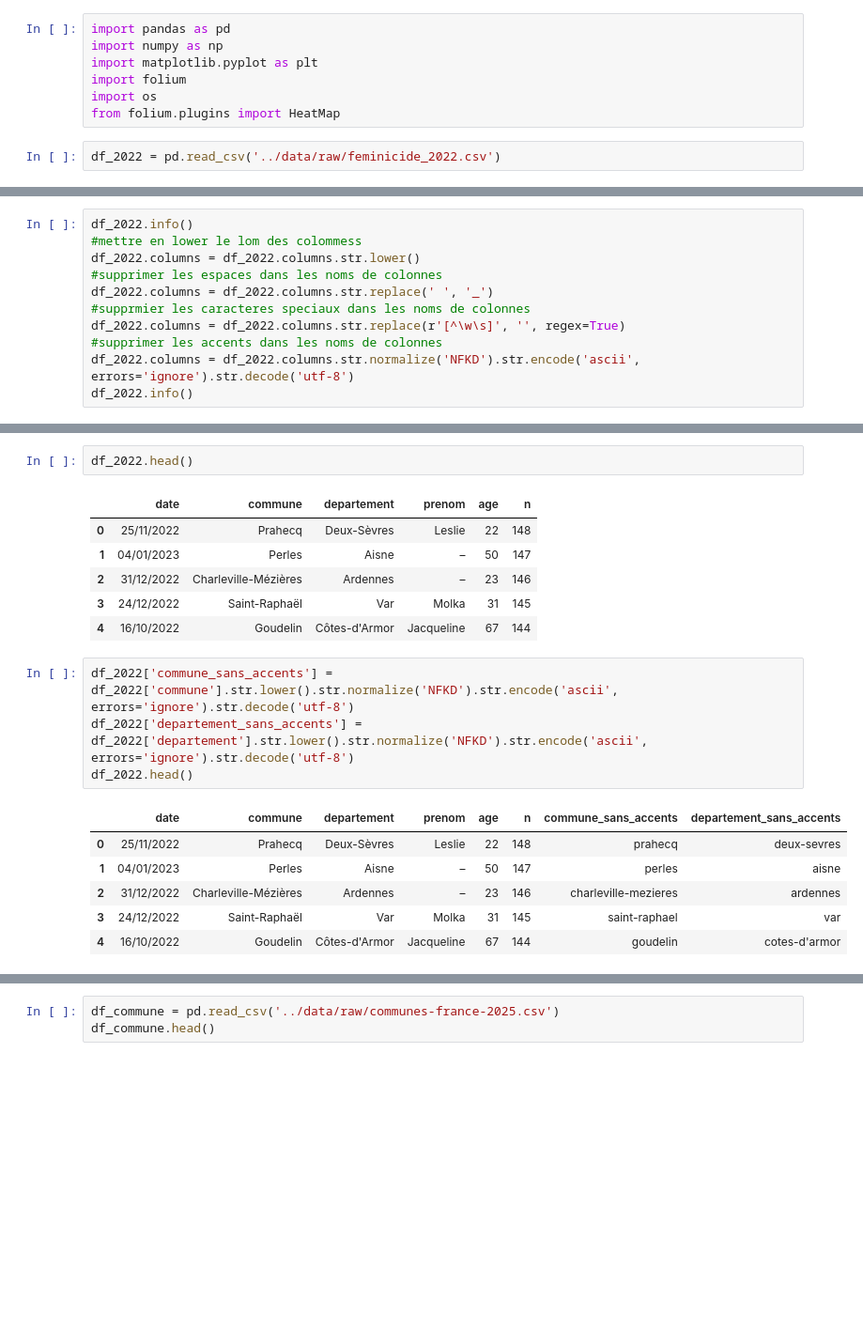
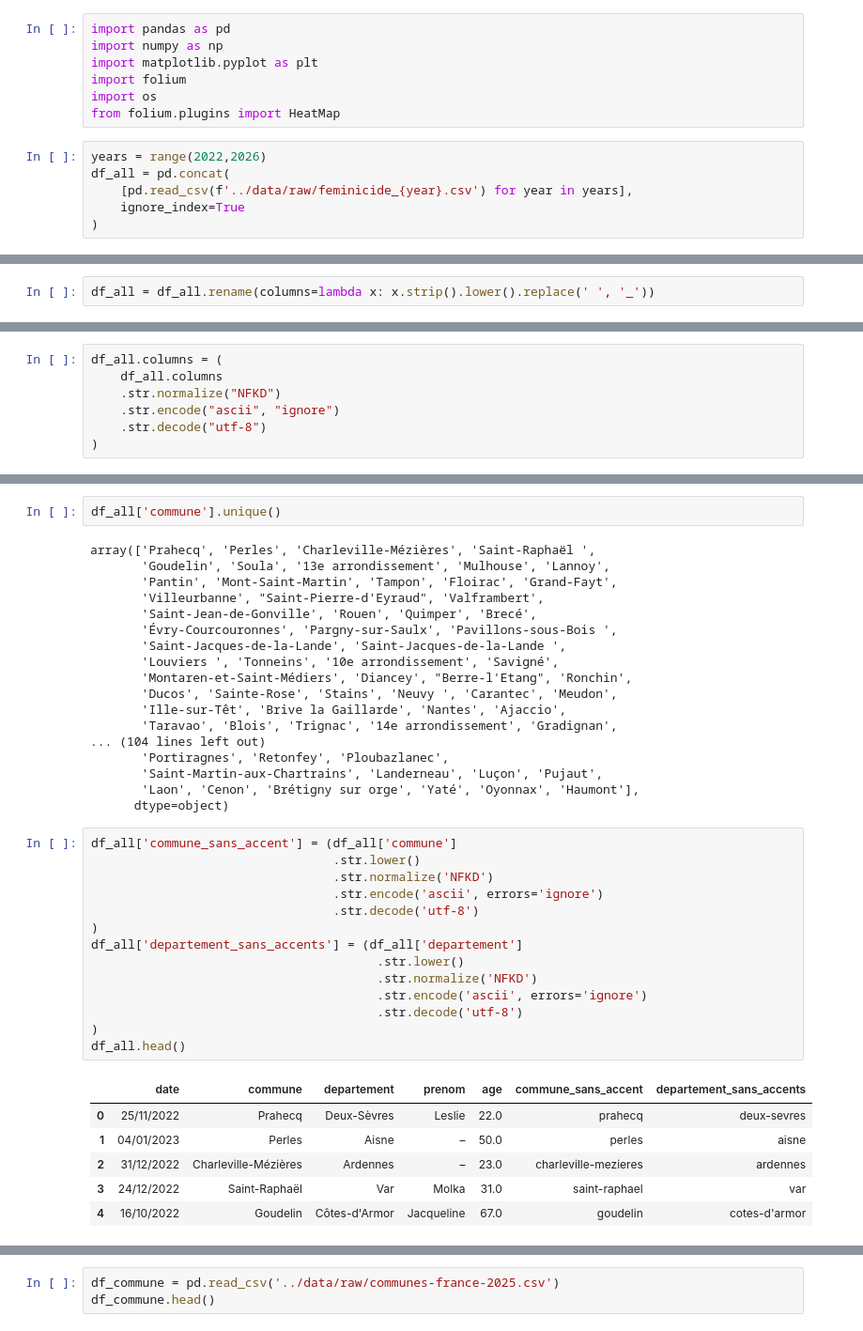
Before and after one commit to Guillaume-BR/feminicide, a Jupyter notebook: notebooks/explore.ipynb, the cells around one changed output, grey strips where cells are left out. Shown at 94% size. Saved outputs shown, nothing was run; the diff lists cells and outputs as text; blank space fills up the shorter version.

```diff
--- a/notebooks/explore.ipynb
+++ b/notebooks/explore.ipynb
@@ -6,4 +6,8 @@ import folium
 import os
 from folium.plugins import HeatMap
 # %%
-df_2022 = pd.read_csv('../data/raw/feminicide_2022.csv')
+years = range(2022,2026)
+df_all = pd.concat(
+    [pd.read_csv(f'../data/raw/feminicide_{year}.csv') for year in years],
+    ignore_index=True
+)
@@ -17,11 +29,2 @@ df_2022 = pd.read_csv('../data/raw/feminicide_2022.csv')
 # %%
-df_2022.info()
-#mettre en lower le lom des colommess
-df_2022.columns = df_2022.columns.str.lower()
-#supprimer les espaces dans les noms de colonnes
-df_2022.columns = df_2022.columns.str.replace(' ', '_')
-#supprmier les caracteres speciaux dans les noms de colonnes
-df_2022.columns = df_2022.columns.str.replace(r'[^\w\s]', '', regex=True)
-#supprimer les accents dans les noms de colonnes
-df_2022.columns = df_2022.columns.str.normalize('NFKD').str.encode('ascii', errors='ignore').str.decode('utf-8')
-df_2022.info()
+df_all = df_all.rename(columns=lambda x: x.strip().lower().replace(' ', '_'))
@@ -46 +31,8 @@ memory usage: 9.4+ KB
+# %%
+df_all.columns = (
+    df_all.columns
+    .str.normalize("NFKD")
+    .str.encode("ascii", "ignore")
+    .str.decode("utf-8")
+)
 # %%
@@ -51,22 +49,43 @@ df_2022 = df_2022.drop(columns=['contenu_publication','lien_instagram','n'])
 # %%
-df_2022.head()
+df_all['commune'].unique()
 # %% [output]
-|  | date | commune | departement | prenom | age | n |
-| 0 | 25/11/2022 | Prahecq | Deux-Sèvres | Leslie | 22 | 148 |
-| 1 | 04/01/2023 | Perles | Aisne | – | 50 | 147 |
-| 2 | 31/12/2022 | Charleville-Mézières | Ardennes | – | 23 | 146 |
-| 3 | 24/12/2022 | Saint-Raphaël | Var | Molka | 31 | 145 |
-| 4 | 16/10/2022 | Goudelin | Côtes-d'Armor | Jacqueline | 67 | 144 |
+array(['Prahecq', 'Perles', 'Charleville-Mézières', 'Saint-Raphaël ',
+       'Goudelin', 'Soula', '13e arrondissement', 'Mulhouse', 'Lannoy',
+       'Pantin', 'Mont-Saint-Martin', 'Tampon', 'Floirac', 'Grand-Fayt',
+       'Villeurbanne', "Saint-Pierre-d'Eyraud", 'Valframbert',
+       'Saint-Jean-de-Gonville', 'Rouen', 'Quimper', 'Brecé',
+       'Évry-Courcouronnes', 'Pargny-sur-Saulx', 'Pavillons-sous-Bois ',
+       'Saint-Jacques-de-la-Lande', 'Saint-Jacques-de-la-Lande ',
+       'Louviers ', 'Tonneins', '10e arrondissement', 'Savigné',
+       'Montaren-et-Saint-Médiers', 'Diancey', "Berre-l'Etang", 'Ronchin',
+       'Ducos', 'Sainte-Rose', 'Stains', 'Neuvy ', 'Carantec', 'Meudon',
+       'Ille-sur-Têt', 'Brive la Gaillarde', 'Nantes', 'Ajaccio',
+       'Taravao', 'Blois', 'Trignac', '14e arrondissement', 'Gradignan',
+... (104 lines left out)
+       'Portiragnes', 'Retonfey', 'Ploubazlanec',
+       'Saint-Martin-aux-Chartrains', 'Landerneau', 'Luçon', 'Pujaut',
+       'Laon', 'Cenon', 'Brétigny sur orge', 'Yaté', 'Oyonnax', 'Haumont'],
+      dtype=object)
 # %%
-df_2022['commune_sans_accents'] = df_2022['commune'].str.lower().str.normalize('NFKD').str.encode('ascii', errors='ignore').str.decode('utf-8')
-df_2022['departement_sans_accents'] = df_2022['departement'].str.lower().str.normalize('NFKD').str.encode('ascii', errors='ignore').str.decode('utf-8')
-df_2022.head()
+df_all['commune_sans_accent'] = (df_all['commune']
+                                 .str.lower()
+                                 .str.normalize('NFKD')
+                                 .str.encode('ascii', errors='ignore')
+                                 .str.decode('utf-8')
+)
+df_all['departement_sans_accents'] = (df_all['departement']
+                                       .str.lower()
+                                       .str.normalize('NFKD')
+                                       .str.encode('ascii', errors='ignore')
+                                       .str.decode('utf-8')
+)
+df_all.head()
 # %% [output]
-|  | date | commune | departement | prenom | age | n | commune_sans_accents | departement_sans_accents |
-| 0 | 25/11/2022 | Prahecq | Deux-Sèvres | Leslie | 22 | 148 | prahecq | deux-sevres |
-| 1 | 04/01/2023 | Perles | Aisne | – | 50 | 147 | perles | aisne |
-| 2 | 31/12/2022 | Charleville-Mézières | Ardennes | – | 23 | 146 | charleville-mezieres | ardennes |
-| 3 | 24/12/2022 | Saint-Raphaël | Var | Molka | 31 | 145 | saint-raphael | var |
-| 4 | 16/10/2022 | Goudelin | Côtes-d'Armor | Jacqueline | 67 | 144 | goudelin | cotes-d'armor |
+|  | date | commune | departement | prenom | age | commune_sans_accent | departement_sans_accents |
+| 0 | 25/11/2022 | Prahecq | Deux-Sèvres | Leslie | 22.0 | prahecq | deux-sevres |
+| 1 | 04/01/2023 | Perles | Aisne | – | 50.0 | perles | aisne |
+| 2 | 31/12/2022 | Charleville-Mézières | Ardennes | – | 23.0 | charleville-mezieres | ardennes |
+| 3 | 24/12/2022 | Saint-Raphaël | Var | Molka | 31.0 | saint-raphael | var |
+| 4 | 16/10/2022 | Goudelin | Côtes-d'Armor | Jacqueline | 67.0 | goudelin | cotes-d'armor |
 # %%
 #date en format datetime
```
Also changed, not shown: parts of 36 cells of this notebook, 5 other files.
